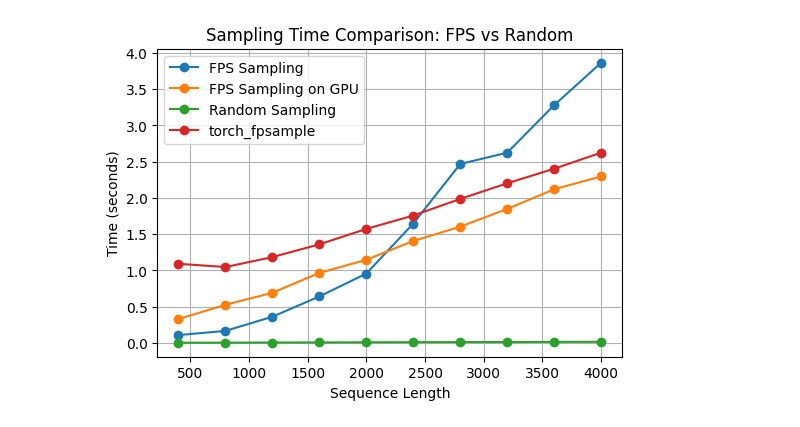
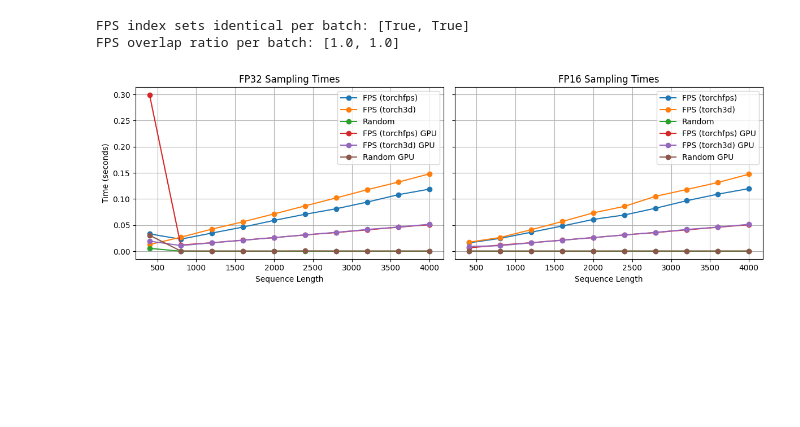
Before and after one commit to Astro-85/fast_nystrom_attention, a Jupyter notebook: experiments/timing/sampling_timing.ipynb, the cells around one changed output. Cells and saved outputs as stored; diff of their text form; code cells hidden in the pictures; blank space fills up the shorter version.

```diff
--- a/experiments/timing/sampling_timing.ipynb
+++ b/experiments/timing/sampling_timing.ipynb
@@ -84,17 +87,66 @@ torch_fpsample for seq_len=4000: 2.6543 seconds
-# %%
-# Graph the results
-plt.figure(figsize=(6, 4))
-plt.plot(sequence_lengths, fps_times, label='FPS Sampling', marker='o')
-plt.plot(sequence_lengths, fps_gpu_times, label='FPS Sampling on GPU', marker='o')
-plt.plot(sequence_lengths, random_times, label='Random Sampling', marker='o')
-plt.plot(sequence_lengths, torch_fpsample_times, label='torch_fpsample', marker='o')
-plt.xlabel('Sequence Length')
-plt.ylabel('Time (seconds)')
-plt.title('Sampling Time Comparison: FPS vs Random')
-plt.legend()
-plt.grid(True)
-plt.show()
-# %% [output]
-[figure, removed]
+# %%
+# Compare FPS methods: sample_landmarks (torch3d) vs sample_landmarks (torchfps)
+def compare_fps_methods(seq_len, num_samples, device='cpu'):
+    points = torch.rand(2, seq_len, 3, dtype=torch.float32, device=device)
+    mask = torch.ones(2, seq_len, dtype=torch.bool, device=device)
+
+    indices_torch3d = sample_landmarks(points, num_samples, sample_method='fps', fps_backend='torch3d', guarantee_mask=mask)
+    indices_torchfps = sample_landmarks(points, num_samples, sample_method='fps', fps_backend='torchfps', guarantee_mask=mask)
+
+    sorted_torch3d = torch.sort(indices_torch3d, dim=1).values
+    sorted_torchfps = torch.sort(indices_torchfps, dim=1).values
+    same = torch.eq(sorted_torch3d, sorted_torchfps).all(dim=1)
+
+    overlap_counts = (indices_torch3d[:, :, None] == indices_torchfps[:, None, :]).any(dim=2).sum(dim=1)
+    overlap_ratio = overlap_counts.float() / num_samples
+    return same, overlap_ratio
+
+# Run check for a representative sequence length
+check_seq_len = sequence_lengths[len(sequence_lengths) // 2]
+same_mask, overlap_ratio = compare_fps_methods(check_seq_len, num_samples)
+print(f"FPS index sets identical per batch: {same_mask.tolist()}")
+print(f"FPS overlap ratio per batch: {overlap_ratio.tolist()}")
+# %% [output]
+FPS index sets identical per batch: [True, True]
+FPS overlap ratio per batch: [1.0, 1.0]
+# %%
+# Graph the results
+fig, axes = plt.subplots(1, 2, figsize=(12, 4), sharey=True)
+
+# FP32
+axes[0].plot(sequence_lengths, fps_torchfps_fp32_times, label='FPS (torchfps)', marker='o')
+axes[0].plot(sequence_lengths, fps_torch3d_fp32_times, label='FPS (torch3d)', marker='o')
+axes[0].plot(sequence_lengths, random_fp32_times, label='Random', marker='o')
+if fps_torchfps_fp32_gpu_times:
+    axes[0].plot(sequence_lengths, fps_torchfps_fp32_gpu_times, label='FPS (torchfps) GPU', marker='o')
+if fps_torch3d_fp32_gpu_times:
+    axes[0].plot(sequence_lengths, fps_torch3d_fp32_gpu_times, label='FPS (torch3d) GPU', marker='o')
+if random_fp32_gpu_times:
+    axes[0].plot(sequence_lengths, random_fp32_gpu_times, label='Random GPU', marker='o')
+axes[0].set_title('FP32 Sampling Times')
+axes[0].set_xlabel('Sequence Length')
+axes[0].set_ylabel('Time (seconds)')
+axes[0].grid(True)
+axes[0].legend()
+
+# FP16
+axes[1].plot(sequence_lengths, fps_torchfps_fp16_times, label='FPS (torchfps)', marker='o')
+axes[1].plot(sequence_lengths, fps_torch3d_fp16_times, label='FPS (torch3d)', marker='o')
+axes[1].plot(sequence_lengths, random_fp16_times, label='Random', marker='o')
+if fps_torchfps_fp16_gpu_times:
+    axes[1].plot(sequence_lengths, fps_torchfps_fp16_gpu_times, label='FPS (torchfps) GPU', marker='o')
+if fps_torch3d_fp16_gpu_times:
+    axes[1].plot(sequence_lengths, fps_torch3d_fp16_gpu_times, label='FPS (torch3d) GPU', marker='o')
+if random_fp16_gpu_times:
+    axes[1].plot(sequence_lengths, random_fp16_gpu_times, label='Random GPU', marker='o')
+axes[1].set_title('FP16 Sampling Times')
+axes[1].set_xlabel('Sequence Length')
+axes[1].grid(True)
+axes[1].legend()
+
+plt.tight_layout()
+plt.show()
+# %% [output]
+[figure, added]
 # %%
 # Graph the results
```
Also changed, not shown: parts of 3 cells of this notebook, 13 other files.
